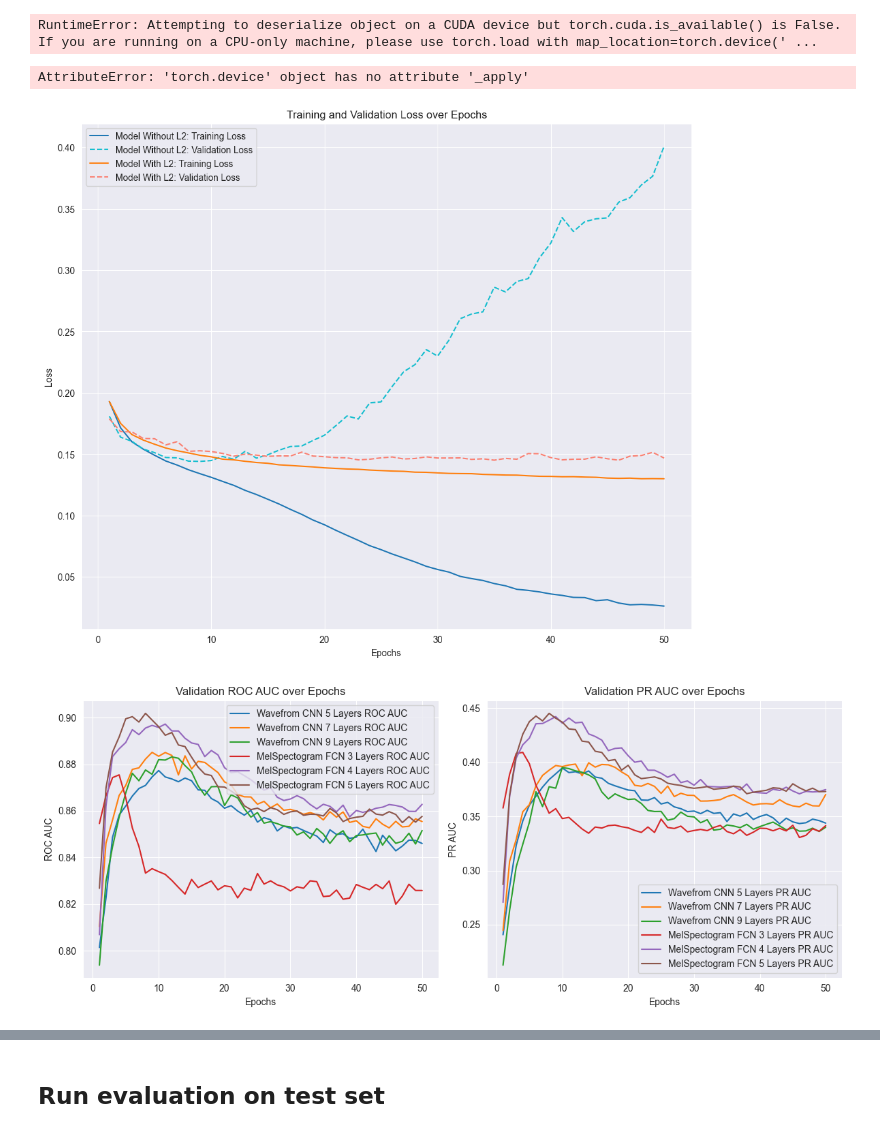
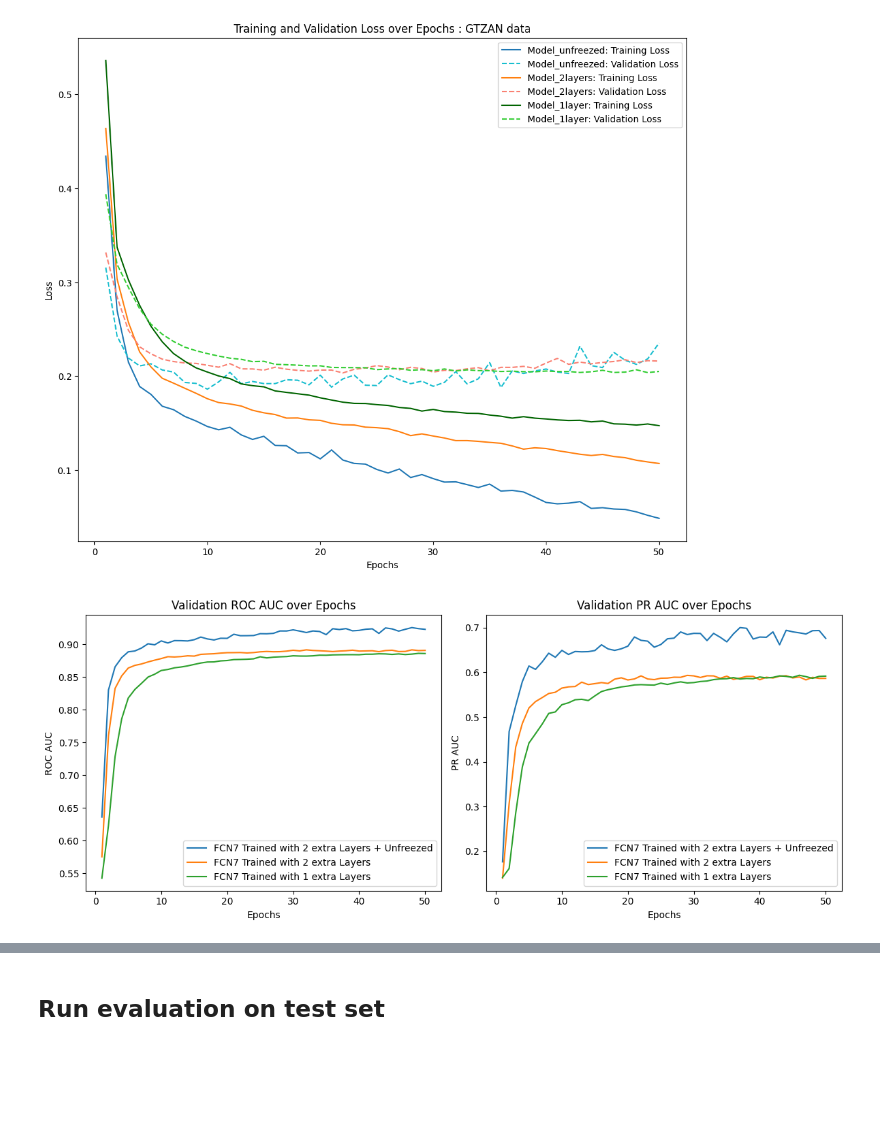
Before and after one commit to syeon0928/tagging-music-sequences, a Jupyter notebook: notebooks/transfer_learning.ipynb, the cells around one changed output, grey strips where cells are left out. Cells and saved outputs as stored; diff of their text form; code cells hidden in the pictures; blank space fills up the shorter version.

Commit message:
evaluated transfer learning

```diff
--- a/notebooks/transfer_learning.ipynb
+++ b/notebooks/transfer_learning.ipynb
@@ -17,73 +31,87 @@ from sklearn.metrics import f1_score, precision_score, recall_score, hamming_los
 # Initialize the model
 device = torch.device("cuda" if torch.cuda.is_available() else "cpu")
 
-# # Trained on gtzan
-fcn7_transfer = getattr(models, 'FCN7_Transfer')
-fcn7_transfer = fcn7_transfer().to(device)
+# Trained on gtzan
+fcn7_transfer_unfreezed = getattr(models, 'FCN7TransferUnfreezed')
+fcn7_transfer_unfreezed = fcn7_transfer_unfreezed().to(device)
+
+fcn7_transfer_2layers = getattr(models, 'FCN7Transfer2Layers')
+fcn7_transfer_2layers = fcn7_transfer_2layers().to(device)
+
+fcn7_transfer_1layer = getattr(models, 'FCN7Transfer1Layer')
+fcn7_transfer_1layer = fcn7_transfer_1layer().to(device)
-# %% [output]
-RuntimeError: Attempting to deserialize object on a CUDA device but torch.cuda.is_available() is False. If you are running on a CPU-only machine, please use torch.load with map_location=torch.device(' ...
 # %%
 # Initialize the Trainer
-# Trained on raw signal
-trainer = Trainer(fcn7_transfer, train_loader=None, valid_loader=None, learning_rate=0.001, device=device)
-trainer.load_model('../models/FCN7_Transfer_final_20231210-1915.pth')
+# Trained with two extra layers, two unfreezed layer
+trainer_unfreezed = Trainer(fcn7_transfer_unfreezed, train_loader=None, valid_loader=None, learning_rate=0.001, device=device)
+trainer_unfreezed.load_model('../models/FCN7_Transfer_unfreezed_final.pth')
+
+# Trained with two extra layers
+trainer_2layers = Trainer(fcn7_transfer_2layers, train_loader=None, valid_loader=None, learning_rate=0.001, device=device)
+trainer_2layers.load_model('../models/FCN7_Transfer_2layers_final.pth')
+
+# Trained with one extra layer
+trainer_1layer= Trainer(fcn7_transfer_1layer, train_loader=None, valid_loader=None, learning_rate=0.001, device=device)
+trainer_1layer.load_model('../models/FCN7_Transfer_final_20231210-1915.pth')
-# %% [output]
-AttributeError: 'torch.device' object has no attribute '_apply'
 # %%
 # Models
-m = trainer
+m = trainer_unfreezed
+l = trainer_2layers
+p = trainer_1layer
 
 # Epoch range
 epochs = range(1, 51)
 
 plt.figure(figsize=(12, 10))
 
-plt.plot(epochs, m.history['train_loss'], color='#1f77b4', linestyle='-', label='Model: Training Loss')
-plt.plot(epochs, m.history['val_loss'], color='#17becf', linestyle='--', label='Model: Validation Loss')
+plt.plot(epochs, m.history['train_loss'], color='#1f77b4', linestyle='-', label='Model_unfreezed: Training Loss')
+plt.plot(epochs, m.history['val_loss'], color='#17becf', linestyle='--', label='Model_unfreezed: Validation Loss')
 
-plt.title('Training and Validation Loss over Epochs')
+
+plt.plot(epochs, l.history['train_loss'], color='#ff7f0e', linestyle='-', label='Model_2layers: Training Loss')
+plt.plot(epochs, l.history['val_loss'], color='#fa8072', linestyle='--', label='Model_2layers: Validation Loss')
+
+
+plt.plot(epochs, p.history['train_loss'], color='#006400', linestyle='-', label='Model_1layer: Training Loss')
+plt.plot(epochs, p.history['val_loss'], color='#32CD32', linestyle='--', label='Model_1layer: Validation Loss')
+
+plt.title('Training and Validation Loss over Epochs : GTZAN data')
 plt.xlabel('Epochs')
 plt.ylabel('Loss')
 plt.legend()
 
 plt.show()
 # %% [output]
-[figure, old version]
+[figure, new version]
 # %%
 # Sample data
 # Replace these with your actual data
 epochs = range(1, 51)  # Example epoch range from 1 to 10
 
 # Plotting
 plt.figure(figsize=(12, 5))
 
 # Plot for val_roc_auc
 plt.subplot(1, 2, 1)  # 1 row, 2 columns, first subplot
-plt.plot(epochs, trainer5.history['val_roc_auc'], label='Wavefrom CNN 5 Layers ROC AUC')
-plt.plot(epochs, trainer7.history['val_roc_auc'], label='Wavefrom CNN 7 Layers ROC AUC')
-plt.plot(epochs, trainer9.history['val_roc_auc'], label='Wavefrom CNN 9 Layers ROC AUC')
-plt.plot(epochs, trainer_mel3.history['val_roc_auc'], label='MelSpectogram FCN 3 Layers ROC AUC')
-plt.plot(epochs, trainer_mel4.history['val_roc_auc'], label='MelSpectogram FCN 4 Layers ROC AUC')
-plt.plot(epochs, trainer_mel5.history['val_roc_auc'], label='MelSpectogram FCN 5 Layers ROC AUC')
+plt.plot(epochs, m.history['val_roc_auc'], label='FCN7 Trained with 2 extra Layers + Unfreezed')
+plt.plot(epochs, l.history['val_roc_auc'], label='FCN7 Trained with 2 extra Layers')
+plt.plot(epochs, p.history['val_roc_auc'], label='FCN7 Trained with 1 extra Layers')
 plt.title('Validation ROC AUC over Epochs')
 plt.xlabel('Epochs')
 plt.ylabel('ROC AUC')
 plt.legend()
 
 # Plot for val_pr_auc
 plt.subplot(1, 2, 2)  # 1 row, 2 columns, second subplot
-plt.plot(epochs, trainer5.history['val_pr_auc'], label='Wavefrom CNN 5 Layers PR AUC')
-plt.plot(epochs, trainer7.history['val_pr_auc'], label='Wavefrom CNN 7 Layers PR AUC')
-plt.plot(epochs, trainer9.history['val_pr_auc'], label='Wavefrom CNN 9 Layers PR AUC')
-plt.plot(epochs, trainer_mel3.history['val_pr_auc'], label='MelSpectogram FCN 3 Layers PR AUC')
-plt.plot(epochs, trainer_mel4.history['val_pr_auc'], label='MelSpectogram FCN 4 Layers PR AUC')
-plt.plot(epochs, trainer_mel5.history['val_pr_auc'], label='MelSpectogram FCN 5 Layers PR AUC')
+plt.plot(epochs, m.history['val_pr_auc'], label='FCN7 Trained with 2 extra Layers + Unfreezed')
+plt.plot(epochs, l.history['val_pr_auc'], label='FCN7 Trained with 2 extra Layers')
+plt.plot(epochs, p.history['val_pr_auc'], label='FCN7 Trained with 1 extra Layers')
 plt.title('Validation PR AUC over Epochs')
 plt.xlabel('Epochs')
 plt.ylabel('PR AUC')
 plt.legend()
 
 plt.tight_layout()
 plt.show()
 # %% [output]
-[figure, old version]
+[figure, new version]
```
Also changed, not shown: parts of 4 cells of this notebook, 1 other file.
